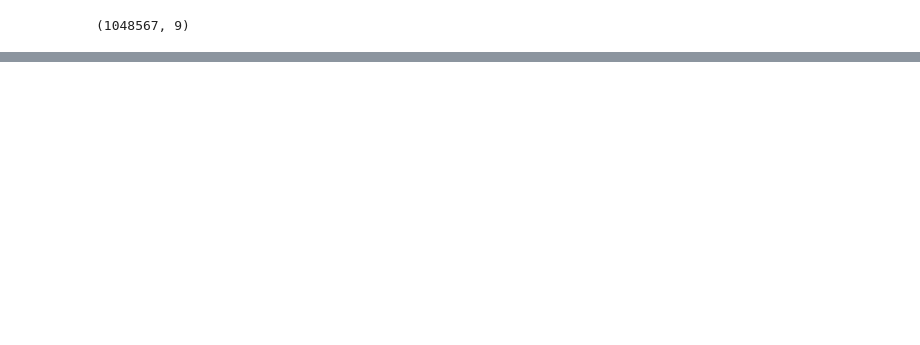
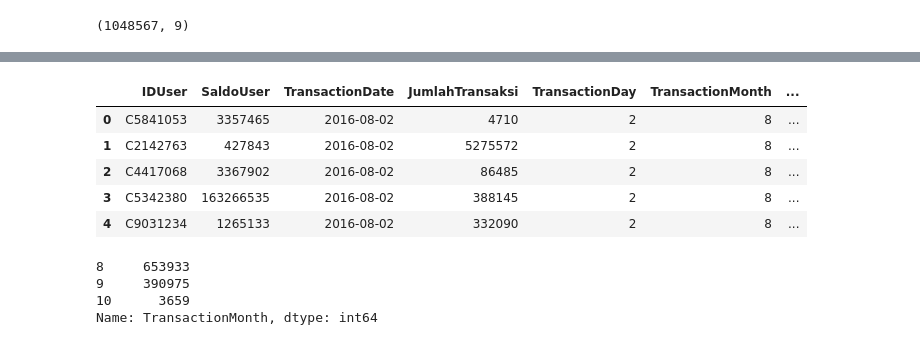
Before and after one commit to alouvre/CapstoneNeeds, a Jupyter notebook: Data_Collecting_FiturPrediksiPolaPengeluaranUser.ipynb, the cells around one changed output, grey strips where cells are left out. Saved outputs shown, nothing was run; the diff lists cells and outputs as text; code cells hidden in the pictures; blank space fills up the shorter version.

```diff
--- a/Data_Collecting_FiturPrediksiPolaPengeluaranUser.ipynb
+++ b/Data_Collecting_FiturPrediksiPolaPengeluaranUser.ipynb
@@ -146,0 +163,25 @@ data.head()
+# %%
+# Konversi kolom TransactionDate ke tipe data datetime
+data['TransactionDate'] = pd.to_datetime(data['TransactionDate'], format='%d/%m/%y')
+
+# Pecah kolom TransactionDate menjadi tiga kolom terpisah: Hari, Bulan, Tahun
+data['TransactionDay'] = data['TransactionDate'].dt.day
+data['TransactionMonth'] = data['TransactionDate'].dt.month
+data['TransactionYear'] = data['TransactionDate'].dt.year
+
+# Tampilkan hasil
+data.head()
+# %% [output]
+|  | IDUser | SaldoUser | TransactionDate | JumlahTransaksi | TransactionDay | TransactionMonth | ... |
+| 0 | C5841053 | 3357465 | 2016-08-02 | 4710 | 2 | 8 | ... |
+| 1 | C2142763 | 427843 | 2016-08-02 | 5275572 | 2 | 8 | ... |
+| 2 | C4417068 | 3367902 | 2016-08-02 | 86485 | 2 | 8 | ... |
+| 3 | C5342380 | 163266535 | 2016-08-02 | 388145 | 2 | 8 | ... |
+| 4 | C9031234 | 1265133 | 2016-08-02 | 332090 | 2 | 8 | ... |
+# %%
+data['TransactionMonth'].value_counts()
+# %% [output]
+8     653933
+9     390975
+10      3659
+Name: TransactionMonth, dtype: int64
```
Also changed, not shown: parts of 8 cells of this notebook.
